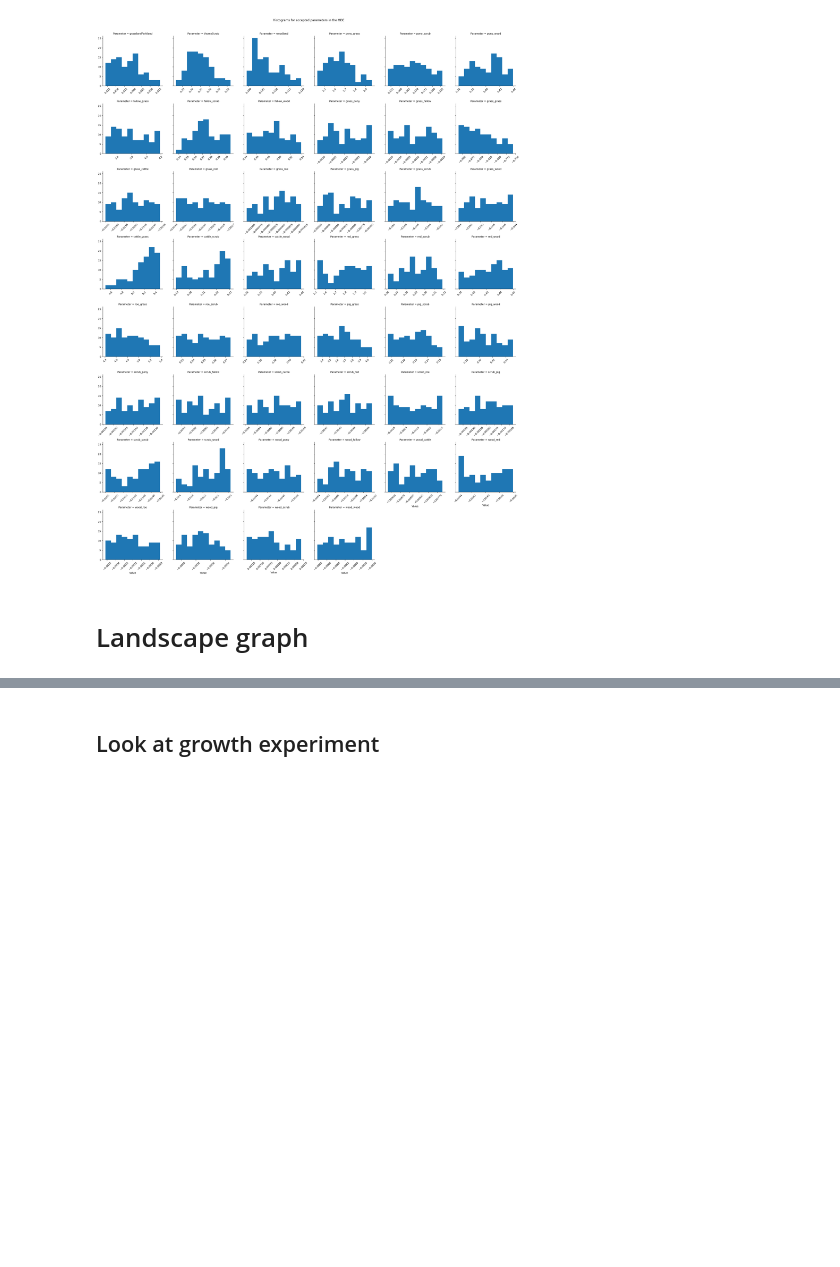
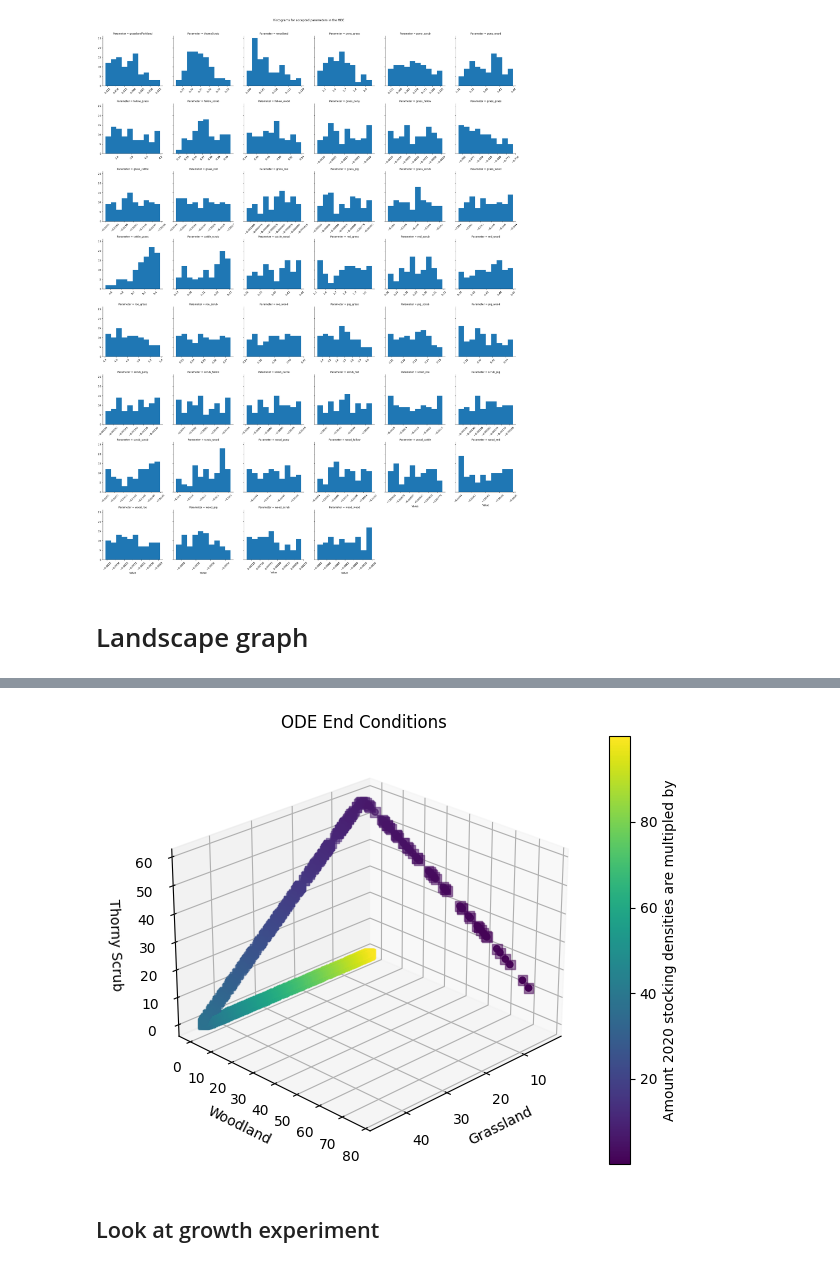
Before and after one commit to emjneil/rewilding_resilience, a Jupyter notebook: graphing_landscape.ipynb, the cells around one changed output, grey strips where cells are left out. Drawn from its saved outputs; the diff is of its cells as text; code cells hidden in the pictures; blank space fills up the shorter version.

```diff
--- a/graphing_landscape.ipynb
+++ b/graphing_landscape.ipynb
@@ -205,3 +205,38 @@ plt.show()
+# %%
+# now look at only end conditions and add labels
+# Create 3D plot
+fig = plt.figure()
+ax = fig.add_subplot(111, projection='3d')
+
+# Define marker shapes for initial and end conditions
+initial_marker = 'o'
+end_marker = 's'
+
+# Scatter plot for end conditions
+end_scatter = ax.scatter(df['Grassland End'], df['Woodland End'], df['Thorny Scrub End'],  c=df['Stocking Density'], cmap=cm.viridis, marker=end_marker, s=50, alpha=0.5)
+
+
+# Set labels
+ax.set_xlabel('Grassland')
+ax.set_ylabel('Woodland')
+ax.set_zlabel('Thorny Scrub')
+
+
+cbar = plt.colorbar(ax.scatter(df['Grassland End'], df['Woodland End'], df['Thorny Scrub End'],  c=df['Stocking Density'], cmap=cm.viridis))
+cbar.set_label('Amount 2020 stocking densities are multipled by')
+
+
+# rotate view
+ax.view_init(25, 45)
+
+plt.title('ODE End Conditions')
+
+plt.tight_layout()
+
+# Show the plot
+plt.show()
+# %% [output]
+[figure, added]
 # %% [markdown]
 ## Look at growth experiment
 # %%
```
Also changed, not shown: parts of 5 cells of this notebook, 2 other files.
